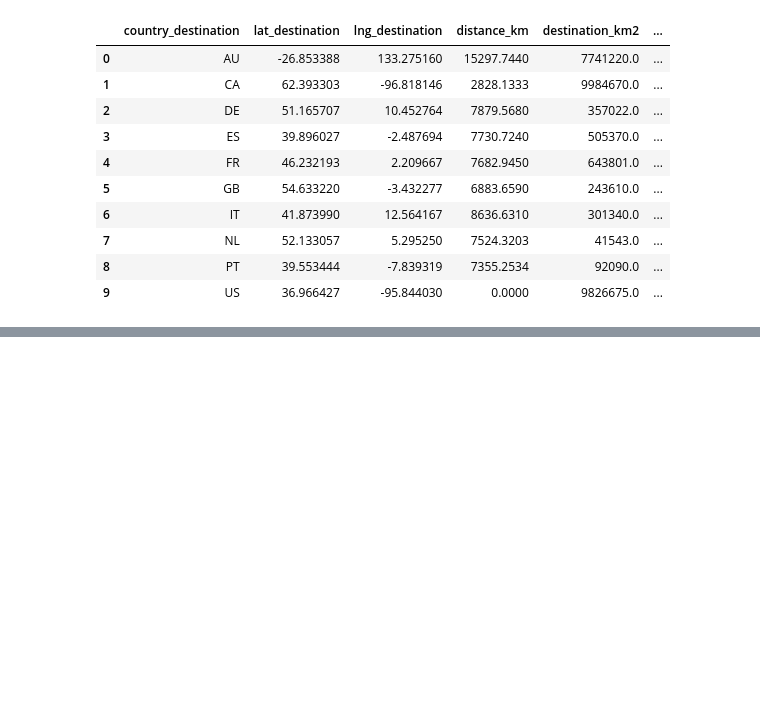
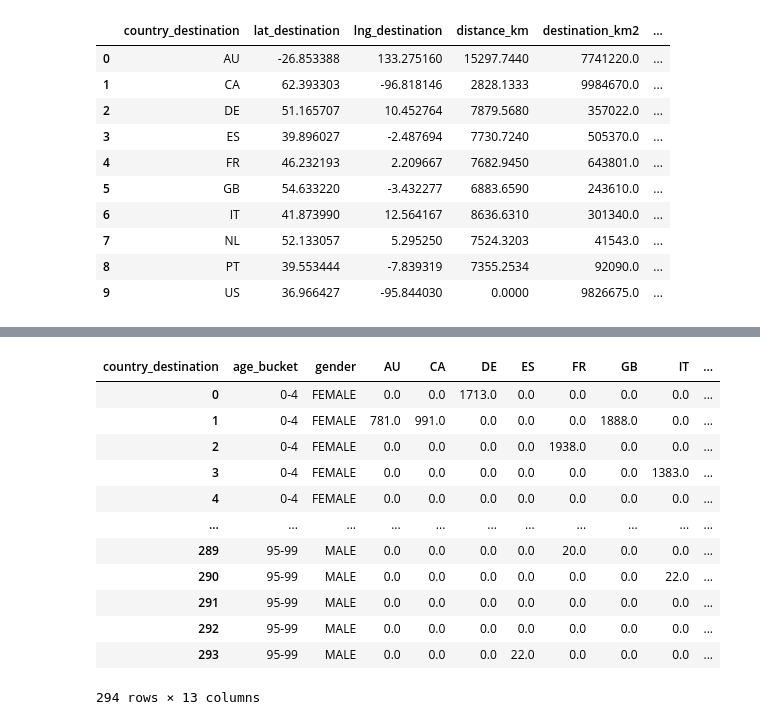
Before and after one commit to realJiaoKan/Airbnb-New-User-Bookings, a Jupyter notebook: 1.preprocess.ipynb, the cells around one changed output, grey strips where cells are left out. Drawn from its saved outputs; the diff is of its cells as text; code cells hidden in the pictures; blank space fills up the shorter version.

```diff
--- a/1.preprocess.ipynb
+++ b/1.preprocess.ipynb
@@ -53,0 +98,4 @@ df["age_group"] = age_temp // 5
+# %%
+age_gender_bkts = pd.read_csv("data/age_gender_bkts.csv")
+age_gender_bkts.drop(columns=["year"], inplace=True)
+age_gender_bkts
@@ -93,0 +208,26 @@ df = df[columns]
+# %%
+age_gender_bkts_grouped = (
+    age_gender_bkts_reshape.groupby(["age_bucket", "gender", "destination_language"])
+    .sum(numeric_only=True)
+    .reset_index()
+)
+age_gender_bkts_grouped["language"] = age_gender_bkts_grouped[
+    "destination_language"
+].str[:2]
+age_gender_bkts_grouped.drop(columns=["destination_language"], inplace=True)
+age_gender_bkts_grouped["gender"] = age_gender_bkts_grouped["gender"].str.upper()
+age_gender_bkts_grouped
+# %% [output]
+| country_destination | age_bucket | gender | AU | CA | DE | ES | FR | GB | IT | ... |
+| 0 | 0-4 | FEMALE | 0.0 | 0.0 | 1713.0 | 0.0 | 0.0 | 0.0 | 0.0 | ... |
+| 1 | 0-4 | FEMALE | 781.0 | 991.0 | 0.0 | 0.0 | 0.0 | 1888.0 | 0.0 | ... |
+| 2 | 0-4 | FEMALE | 0.0 | 0.0 | 0.0 | 0.0 | 1938.0 | 0.0 | 0.0 | ... |
+| 3 | 0-4 | FEMALE | 0.0 | 0.0 | 0.0 | 0.0 | 0.0 | 0.0 | 1383.0 | ... |
+| 4 | 0-4 | FEMALE | 0.0 | 0.0 | 0.0 | 0.0 | 0.0 | 0.0 | 0.0 | ... |
+| ... | ... | ... | ... | ... | ... | ... | ... | ... | ... | ... |
+| 289 | 95-99 | MALE | 0.0 | 0.0 | 0.0 | 0.0 | 20.0 | 0.0 | 0.0 | ... |
+| 290 | 95-99 | MALE | 0.0 | 0.0 | 0.0 | 0.0 | 0.0 | 0.0 | 22.0 | ... |
+| 291 | 95-99 | MALE | 0.0 | 0.0 | 0.0 | 0.0 | 0.0 | 0.0 | 0.0 | ... |
+| 292 | 95-99 | MALE | 0.0 | 0.0 | 0.0 | 0.0 | 0.0 | 0.0 | 0.0 | ... |
+| 293 | 95-99 | MALE | 0.0 | 0.0 | 0.0 | 22.0 | 0.0 | 0.0 | 0.0 | ... |
+294 rows × 13 columns
```
Also changed, not shown: parts of 12 cells of this notebook, 2 other files.
